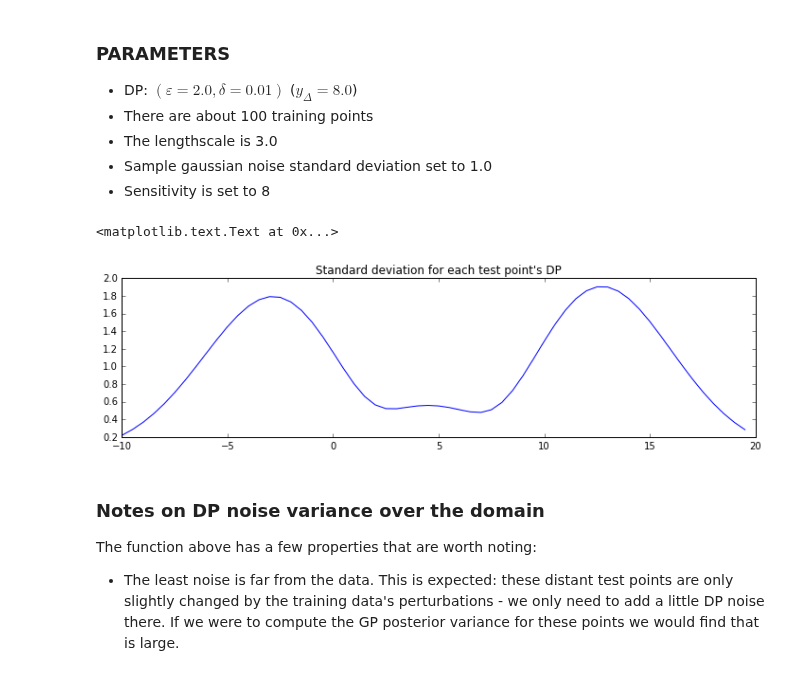
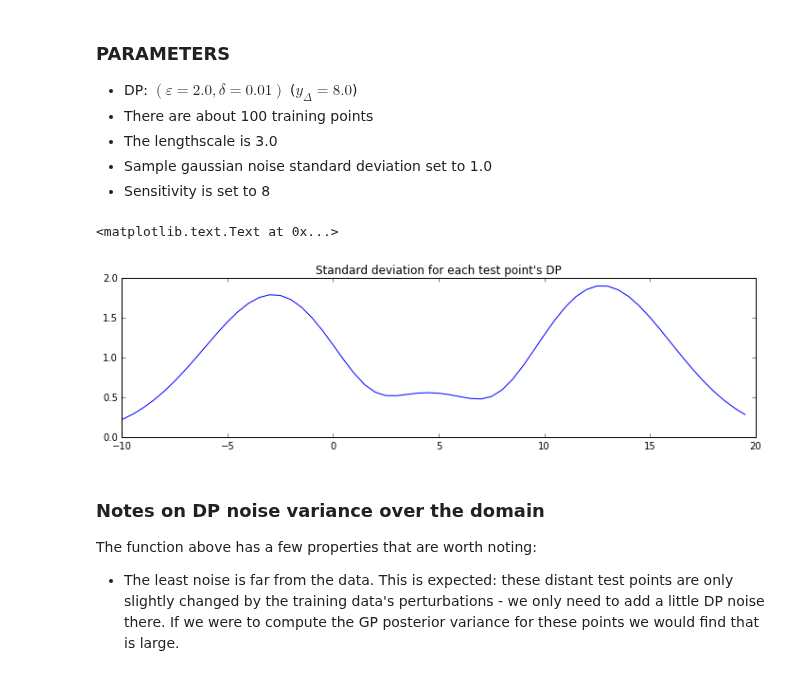
Before and after one commit to lionfish0/dp, a Jupyter notebook: Explaining Vector Alternative.ipynb, the cells around one changed output. Cells and saved outputs as stored; diff of their text form; code cells hidden in the pictures.

```diff
--- a/Explaining Vector Alternative.ipynb
+++ b/Explaining Vector Alternative.ipynb
@@ -383,11 +383,11 @@ Below is a plot showing how the noise scale varies over the domain.
 # %%
 plt.figure(figsize=[12,3])
 plt.plot(tests,np.sqrt(np.diag(sampcov)))
-#plt.ylim([0,20])
+plt.ylim([0,2])
 plt.title('Standard deviation for each test point\'s DP')
 # %% [output]
 <matplotlib.text.Text at 0x...>
-[figure, old version]
+[figure, new version]
 # %% [markdown]
 ### Notes on DP noise variance over the domain
 
```
